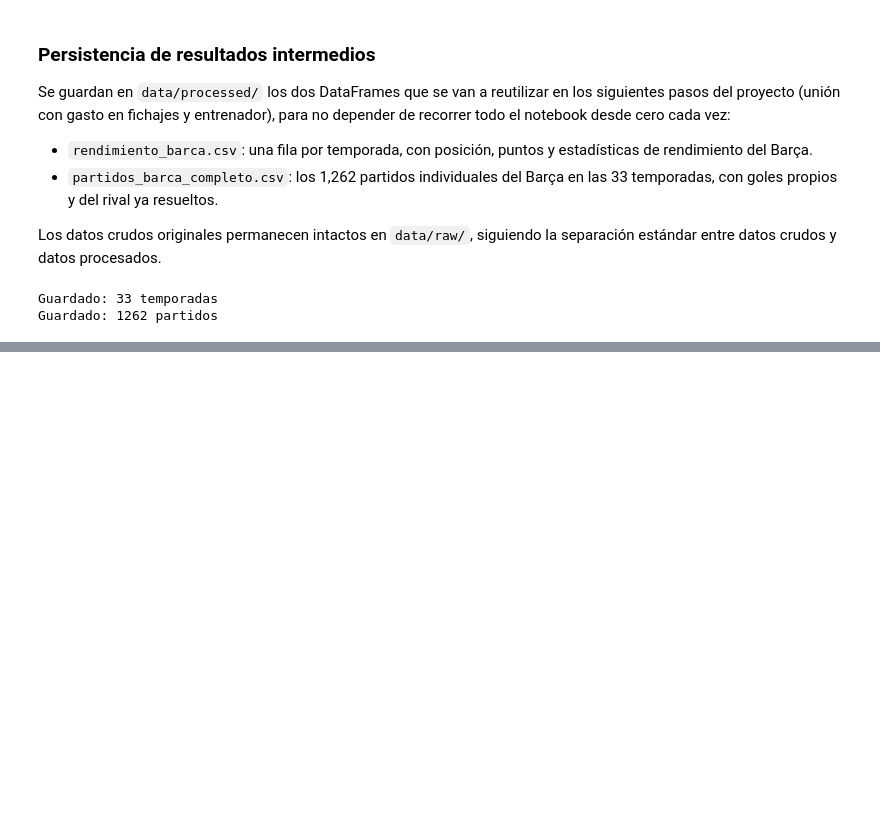
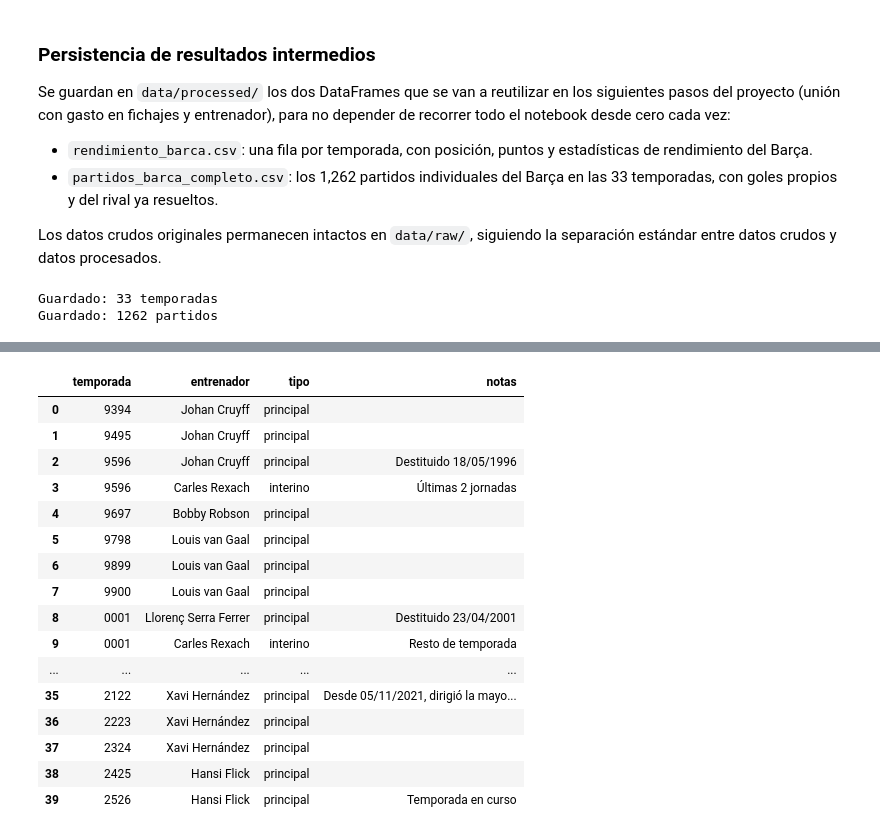
Before and after one commit to albertone448/always-barca, a Jupyter notebook: notebooks/01_exploracion_estructura.ipynb, the cells around one changed output, grey strips where cells are left out. Saved outputs shown, nothing was run; the diff lists cells and outputs as text; code cells hidden in the pictures; blank space fills up the shorter version.

Commit message:
Tabla de entrenadores por temporada, con detalle de tramos y version agregada para merge

```diff
--- a/notebooks/01_exploracion_estructura.ipynb
+++ b/notebooks/01_exploracion_estructura.ipynb
@@ -314,0 +345,65 @@ Guardado: 1262 partidos
+# %%
+entrenadores_detalle = [
+    {'temporada': '9394', 'entrenador': 'Johan Cruyff', 'tipo': 'principal', 'notas': ''},
+    {'temporada': '9495', 'entrenador': 'Johan Cruyff', 'tipo': 'principal', 'notas': ''},
+    {'temporada': '9596', 'entrenador': 'Johan Cruyff', 'tipo': 'principal', 'notas': 'Destituido 18/05/1996'},
+    {'temporada': '9596', 'entrenador': 'Carles Rexach', 'tipo': 'interino', 'notas': 'Últimas 2 jornadas'},
+    {'temporada': '9697', 'entrenador': 'Bobby Robson', 'tipo': 'principal', 'notas': ''},
+    {'temporada': '9798', 'entrenador': 'Louis van Gaal', 'tipo': 'principal', 'notas': ''},
+    {'temporada': '9899', 'entrenador': 'Louis van Gaal', 'tipo': 'principal', 'notas': ''},
+    {'temporada': '9900', 'entrenador': 'Louis van Gaal', 'tipo': 'principal', 'notas': ''},
+    {'temporada': '0001', 'entrenador': 'Llorenç Serra Ferrer', 'tipo': 'principal', 'notas': 'Destituido 23/04/2001'},
+    {'temporada': '0001', 'entrenador': 'Carles Rexach', 'tipo': 'interino', 'notas': 'Resto de temporada'},
+    {'temporada': '0102', 'entrenador': 'Carles Rexach', 'tipo': 'principal', 'notas': ''},
+    {'temporada': '0203', 'entrenador': 'Louis van Gaal', 'tipo': 'principal', 'notas': 'Salida finales enero 2003. Empate exacto en partidos dirigidos (19-19); queda como principal por convención (quien inició el tramo)'},
+    {'temporada': '0203', 'entrenador': 'Radomir Antić', 'tipo': 'interino', 'notas': 'Desde finales enero 2003'},
+    {'temporada': '0304', 'entrenador': 'Frank Rijkaard', 'tipo': 'principal', 'notas': ''},
+    {'temporada': '0405', 'entrenador': 'Frank Rijkaard', 'tipo': 'principal', 'notas': ''},
+    {'temporada': '0506', 'entrenador': 'Frank Rijkaard', 'tipo': 'principal', 'notas': ''},
+    {'temporada': '0607', 'entrenador': 'Frank Rijkaard', 'tipo': 'principal', 'notas': ''},
+    {'temporada': '0708', 'entrenador': 'Frank Rijkaard', 'tipo': 'principal', 'notas': ''},
+    {'temporada': '0809', 'entrenador': 'Pep Guardiola', 'tipo': 'principal', 'notas': ''},
+    {'temporada': '0910', 'entrenador': 'Pep Guardiola', 'tipo': 'principal', 'notas': ''},
+    {'temporada': '1011', 'entrenador': 'Pep Guardiola', 'tipo': 'principal', 'notas': ''},
+    {'temporada': '1112', 'entrenador': 'Pep Guardiola', 'tipo': 'principal', 'notas': ''},
+    {'temporada': '1213', 'entrenador': 'Tito Vilanova', 'tipo': 'principal', 'notas': 'Licencia médica dic 2012-mar 2013'},
+    {'temporada': '1213', 'entrenador': 'Jordi Roura', 'tipo': 'interino', 'notas': 'Durante licencia médica de Vilanova'},
+    {'temporada': '1314', 'entrenador': 'Gerardo Martino', 'tipo': 'principal', 'notas': ''},
+    {'temporada': '1415', 'entrenador': 'Luis Enrique', 'tipo': 'principal', 'notas': ''},
+    {'temporada': '1516', 'entrenador': 'Luis Enrique', 'tipo': 'principal', 'notas': ''},
+    {'temporada': '1617', 'entrenador': 'Luis Enrique', 'tipo': 'principal', 'notas': ''},
+    {'temporada': '1718', 'entrenador': 'Ernesto Valverde', 'tipo': 'principal', 'notas': ''},
+    {'temporada': '1819', 'entrenador': 'Ernesto Valverde', 'tipo': 'principal', 'notas': ''},
+    {'temporada': '1920', 'entrenador': 'Ernesto Valverde', 'tipo': 'principal', 'notas': 'Destituido 13/01/2020. Empate exacto en partidos dirigidos (19-19); queda como principal por convención (quien inició el tramo)'},
+    {'temporada': '1920', 'entrenador': 'Quique Setién', 'tipo': 'interino', 'notas': 'Desde 13/01/2020'},
+    {'temporada': '2021', 'entrenador': 'Ronald Koeman', 'tipo': 'principal', 'notas': ''},
+    {'temporada': '2122', 'entrenador': 'Ronald Koeman', 'tipo': 'principal', 'notas': 'Destituido 27/10/2021'},
+    {'temporada': '2122', 'entrenador': 'Sergi Barjuan', 'tipo': 'interino', 'notas': '28/10 al 04/11/2021'},
+    {'temporada': '2122', 'entrenador': 'Xavi Hernández', 'tipo': 'principal', 'notas': 'Desde 05/11/2021, dirigió la mayoría de la temporada'},
+    {'temporada': '2223', 'entrenador': 'Xavi Hernández', 'tipo': 'principal', 'notas': ''},
+    {'temporada': '2324', 'entrenador': 'Xavi Hernández', 'tipo': 'principal', 'notas': ''},
+    {'temporada': '2425', 'entrenador': 'Hansi Flick', 'tipo': 'principal', 'notas': ''},
+    {'temporada': '2526', 'entrenador': 'Hansi Flick', 'tipo': 'principal', 'notas': 'Temporada en curso'},
+]
+
+entrenadores_detalle = pd.DataFrame(entrenadores_detalle)
+entrenadores_detalle.to_csv('../data/processed/entrenadores_detalle.csv', index=False)
+entrenadores_detalle
+# %% [output]
+|  | temporada | entrenador | tipo | notas |
+| 0 | 9394 | Johan Cruyff | principal |  |
+| 1 | 9495 | Johan Cruyff | principal |  |
+| 2 | 9596 | Johan Cruyff | principal | Destituido 18/05/1996 |
+| 3 | 9596 | Carles Rexach | interino | Últimas 2 jornadas |
+| 4 | 9697 | Bobby Robson | principal |  |
+| 5 | 9798 | Louis van Gaal | principal |  |
+| 6 | 9899 | Louis van Gaal | principal |  |
+| 7 | 9900 | Louis van Gaal | principal |  |
+| 8 | 0001 | Llorenç Serra Ferrer | principal | Destituido 23/04/2001 |
+| 9 | 0001 | Carles Rexach | interino | Resto de temporada |
+| ... | ... | ... | ... | ... |
+| 35 | 2122 | Xavi Hernández | principal | Desde 05/11/2021, dirigió la mayo... |
+| 36 | 2223 | Xavi Hernández | principal |  |
+| 37 | 2324 | Xavi Hernández | principal |  |
+| 38 | 2425 | Hansi Flick | principal |  |
+| 39 | 2526 | Hansi Flick | principal | Temporada en curso |
```
Also changed, not shown: parts of 4 cells of this notebook, 2 other files.
